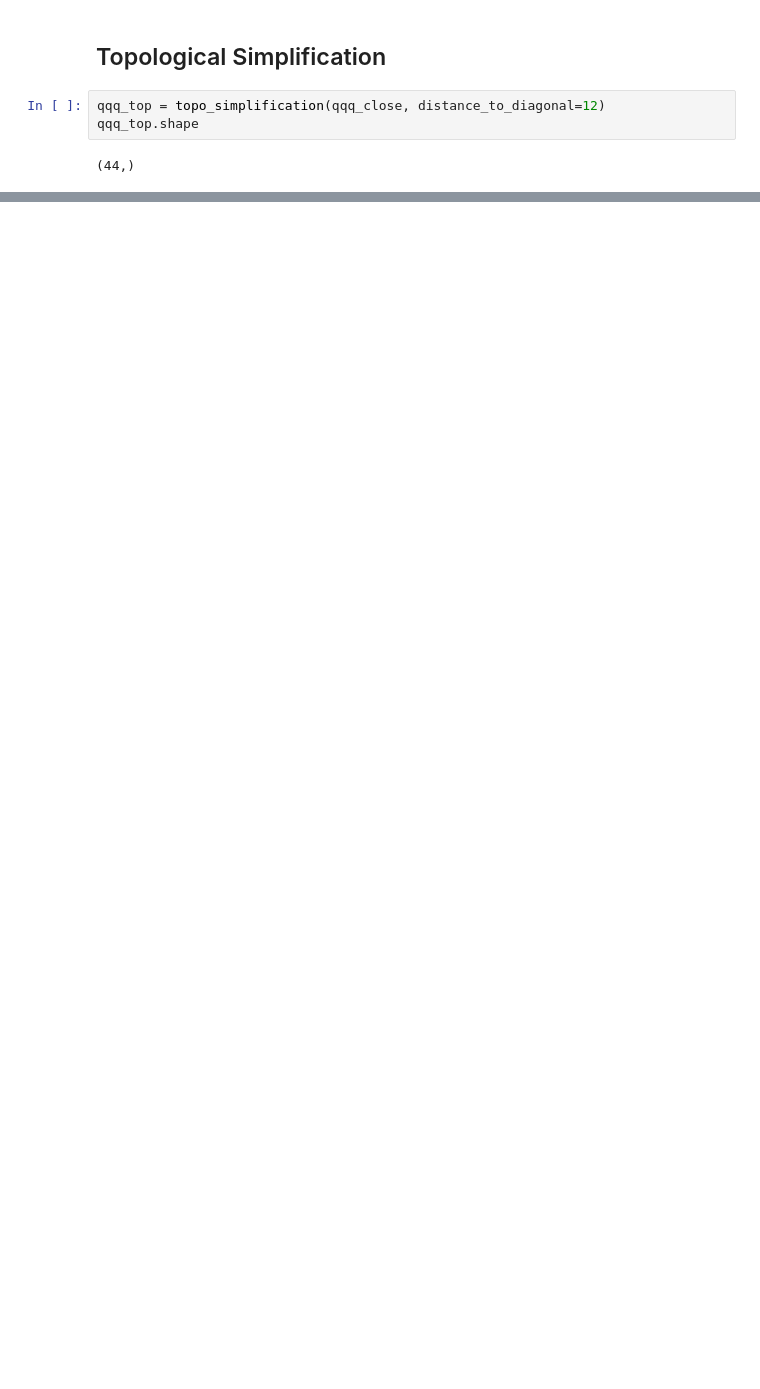
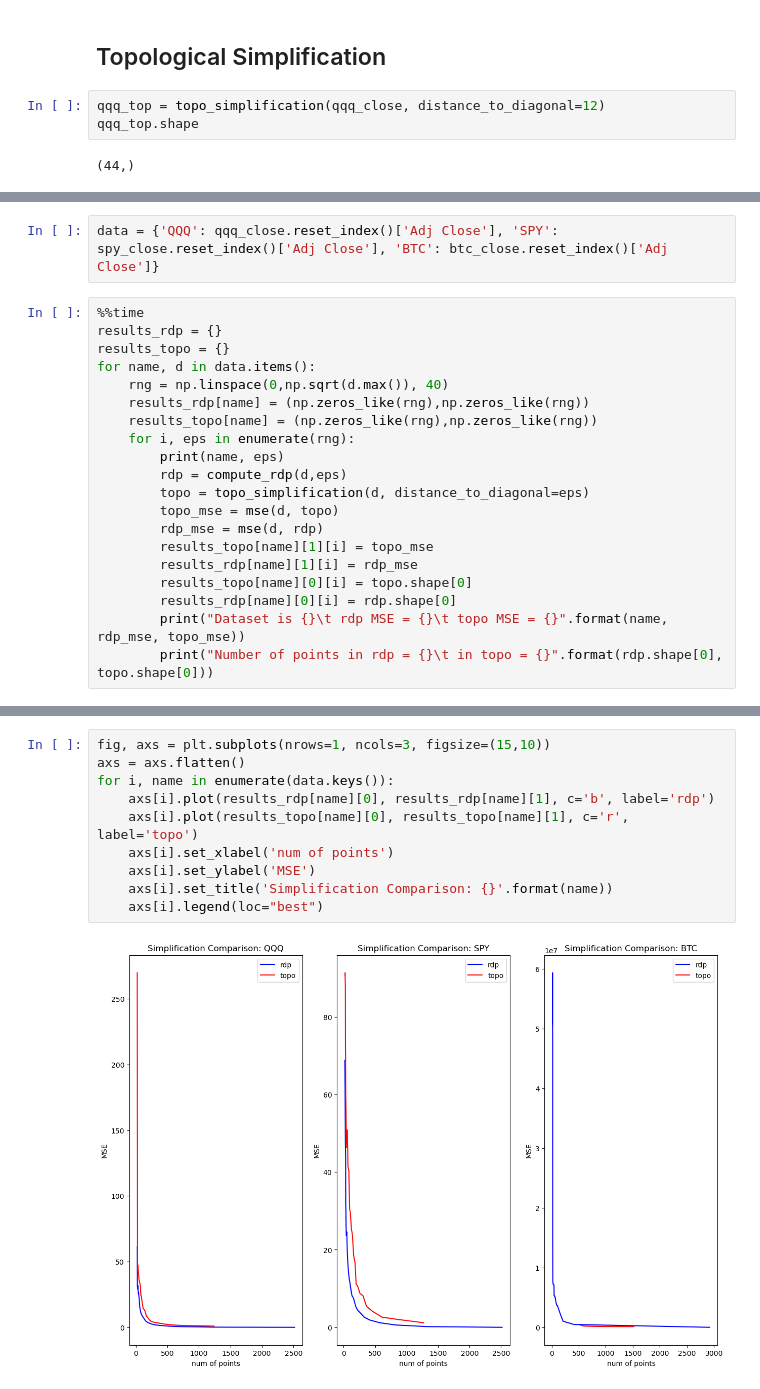
Before and after one commit to Snopoff/Masters-Thesis, a Jupyter notebook: notebooks/simplification.ipynb, the cells around one changed output, grey strips where cells are left out. Drawn from its saved outputs; the diff is of its cells as text; blank space fills up the shorter version.

```diff
--- a/notebooks/simplification.ipynb
+++ b/notebooks/simplification.ipynb
@@ -99,0 +108,22 @@ plt.legend(loc='best')
+# %%
+data = {'QQQ': qqq_close.reset_index()['Adj Close'], 'SPY': spy_close.reset_index()['Adj Close'], 'BTC': btc_close.reset_index()['Adj Close']}
+# %%
+%%time
+results_rdp = {}
+results_topo = {}
+for name, d in data.items():
+    rng = np.linspace(0,np.sqrt(d.max()), 40)
+    results_rdp[name] = (np.zeros_like(rng),np.zeros_like(rng))
+    results_topo[name] = (np.zeros_like(rng),np.zeros_like(rng))
+    for i, eps in enumerate(rng):
+        print(name, eps)
+        rdp = compute_rdp(d,eps)
+        topo = topo_simplification(d, distance_to_diagonal=eps)
+        topo_mse = mse(d, topo)
+        rdp_mse = mse(d, rdp)
+        results_topo[name][1][i] = topo_mse
+        results_rdp[name][1][i] = rdp_mse
+        results_topo[name][0][i] = topo.shape[0]
+        results_rdp[name][0][i] = rdp.shape[0]
+        print("Dataset is {}\t rdp MSE = {}\t topo MSE = {}".format(name, rdp_mse, topo_mse))
+        print("Number of points in rdp = {}\t in topo = {}".format(rdp.shape[0], topo.shape[0]))
@@ -99,0 +148,12 @@ plt.legend(loc='best')
+# %%
+fig, axs = plt.subplots(nrows=1, ncols=3, figsize=(15,10))
+axs = axs.flatten()
+for i, name in enumerate(data.keys()):
+    axs[i].plot(results_rdp[name][0], results_rdp[name][1], c='b', label='rdp')
+    axs[i].plot(results_topo[name][0], results_topo[name][1], c='r', label='topo')
+    axs[i].set_xlabel('num of points')
+    axs[i].set_ylabel('MSE')
+    axs[i].set_title('Simplification Comparison: {}'.format(name))
+    axs[i].legend(loc="best")
+# %% [output]
+[figure, added]
```
Also changed, not shown: parts of 12 cells of this notebook, 1 other file.
